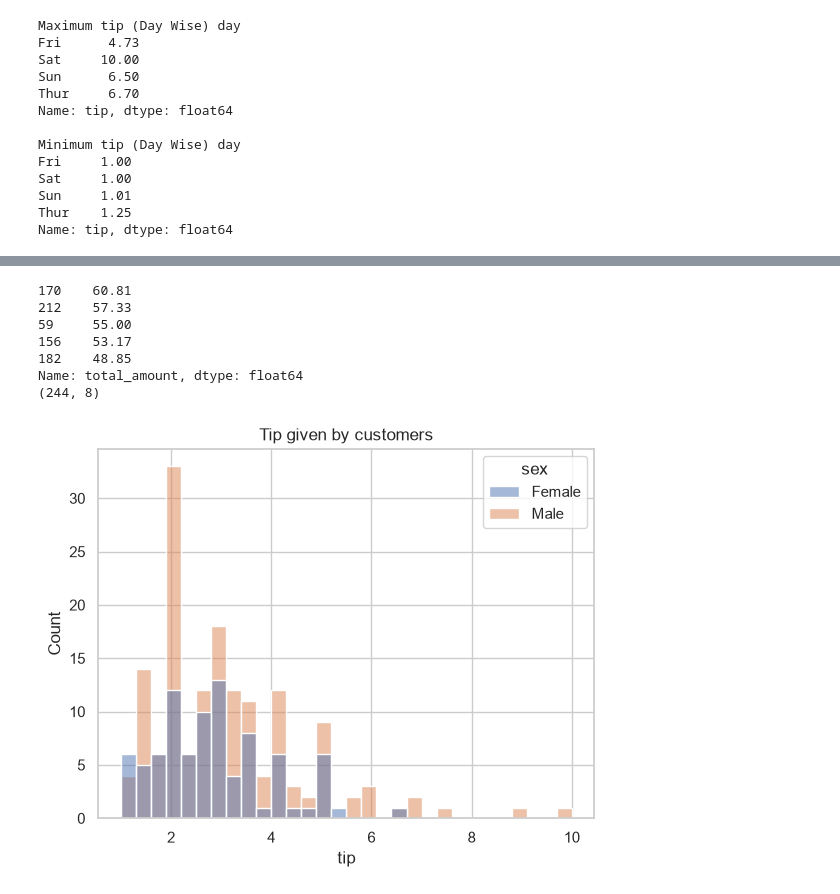
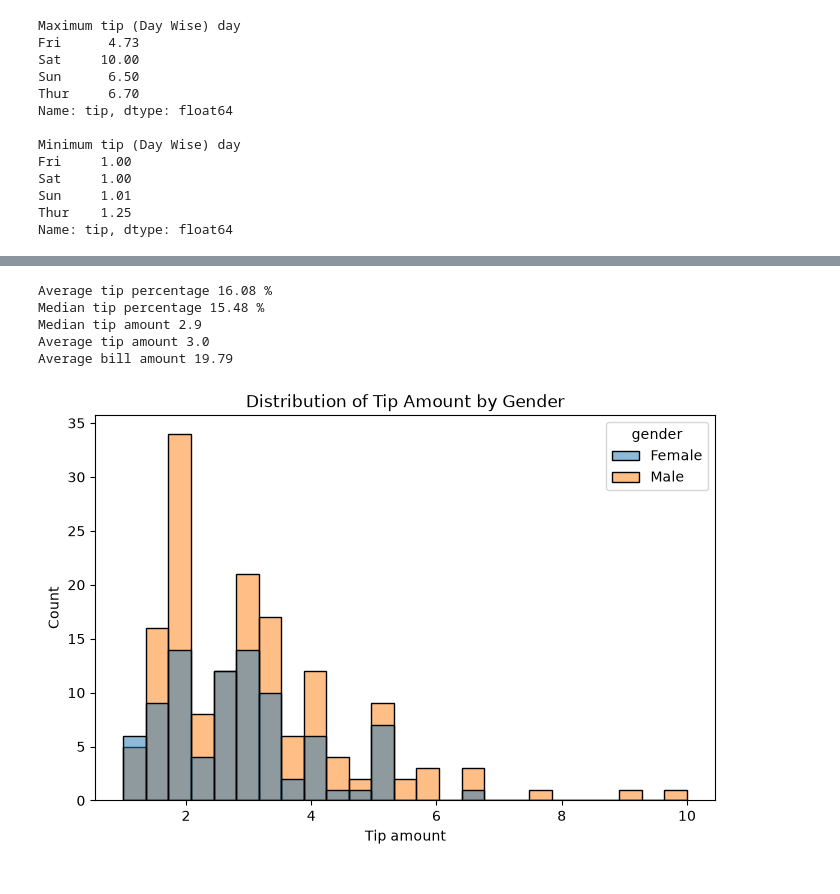
Before and after one commit to rohaanmangi/Python-for-AI, a Jupyter notebook: notebooks/Week 4/Day 17/project.ipynb, the cells around one changed output, grey strips where cells are left out. Drawn from its saved outputs; the diff is of its cells as text; code cells hidden in the pictures.

```diff
--- a/notebooks/Week 4/Day 17/project.ipynb
+++ b/notebooks/Week 4/Day 17/project.ipynb
@@ -94,19 +136,21 @@ Name: tip, dtype: float64
 # %%
-df["total_amount"] = df["total_bill"] + df["tip"]
-print(df["total_amount"].sort_values(ascending=False).head())
-print(df.shape)
+df["tip_pct"] = (df["tip"] / df["total_bill"]) * 100
+print("Average tip percentage", df["tip_pct"].mean().round(2), "%")
+print("Median tip percentage", df["tip_pct"].median().round(2), "%")
+print("Median tip amount", df["tip"].median().round(2))
+print("Average tip amount", df["tip"].mean().round(2))
+print("Average bill amount", df["total_bill"].mean().round(2))
 # %% [output]
-170    60.81
-212    57.33
-59     55.00
-156    53.17
-182    48.85
-Name: total_amount, dtype: float64
-(244, 8)
+Average tip percentage 16.08 %
+Median tip percentage 15.48 %
+Median tip amount 2.9
+Average tip amount 3.0
+Average bill amount 19.79
-# %%
-sns.set_theme(style="whitegrid")
-sns.histplot(data=df, x="tip", bins=30, hue="sex")
-plt.title("Tip given by customers")
-plt.show()
-# %% [output]
-[figure, removed]
+# %%
+plt.figure(figsize=(8, 5))
+sns.histplot(data=df, x="tip", bins=25, hue="gender")
+plt.title("Distribution of Tip Amount by Gender")
+plt.xlabel("Tip amount")
+plt.show()
+# %% [output]
+[figure, added]
```
Also changed, not shown: parts of 14 cells of this notebook, 1 other file.
